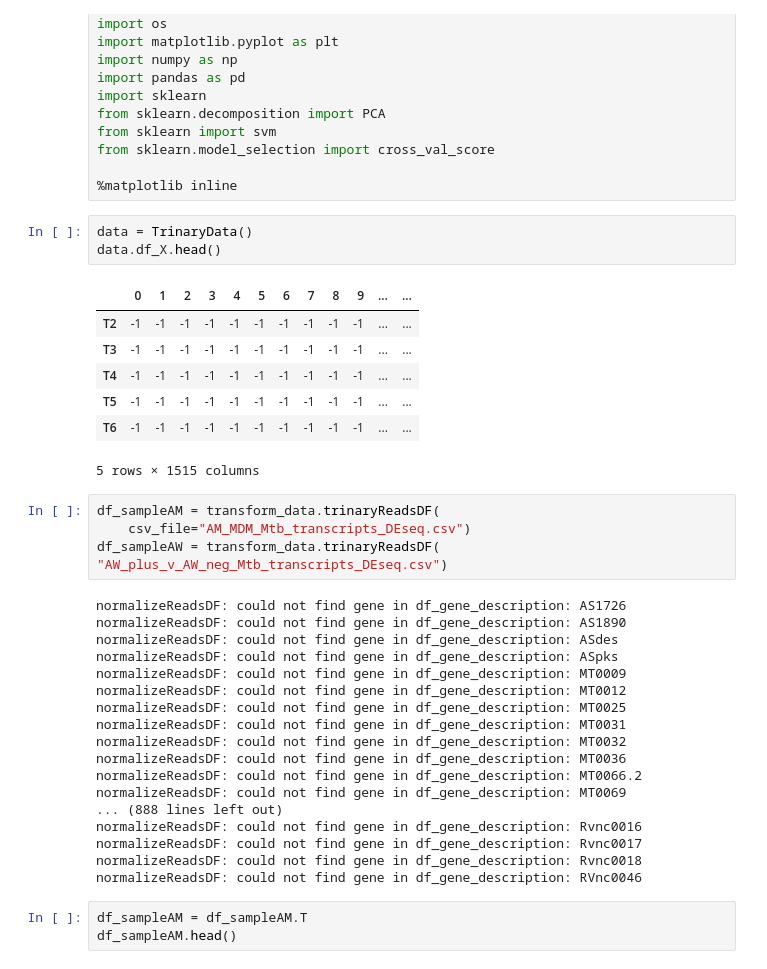
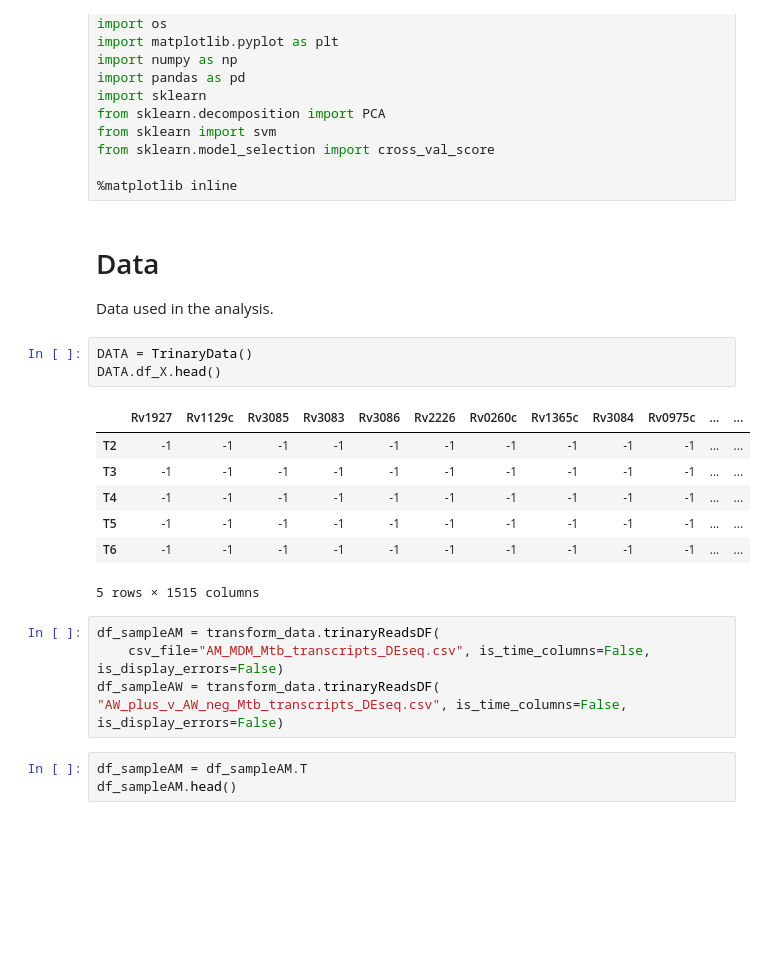
Before and after one commit to uwescience/xstate, a Jupyter notebook: notebooks/Classification of Lab Samples.ipynb, the cells around one changed output. Cells and saved outputs as stored; diff of their text form; blank space fills up the shorter version.

Commit message:
Update analysis and dependencies

```diff
--- a/notebooks/Classification of Lab Samples.ipynb
+++ b/notebooks/Classification of Lab Samples.ipynb
@@ -22,11 +26,14 @@ from sklearn import svm
 from sklearn.model_selection import cross_val_score
 
 %matplotlib inline
+# %% [markdown]
+# Data
+Data used in the analysis.
 # %%
-data = TrinaryData()
-data.df_X.head()
+DATA = TrinaryData()
+DATA.df_X.head()
 # %% [output]
-|  | 0 | 1 | 2 | 3 | 4 | 5 | 6 | 7 | 8 | 9 | ... | ... |
+|  | Rv1927 | Rv1129c | Rv3085 | Rv3083 | Rv3086 | Rv2226 | Rv0260c | Rv1365c | Rv3084 | Rv0975c | ... | ... |
 | T2 | -1 | -1 | -1 | -1 | -1 | -1 | -1 | -1 | -1 | -1 | ... | ... |
 | T3 | -1 | -1 | -1 | -1 | -1 | -1 | -1 | -1 | -1 | -1 | ... | ... |
 | T4 | -1 | -1 | -1 | -1 | -1 | -1 | -1 | -1 | -1 | -1 | ... | ... |
@@ -35,27 +42,9 @@ data.df_X.head()
 5 rows × 1515 columns
 # %%
 df_sampleAM = transform_data.trinaryReadsDF(
-    csv_file="AM_MDM_Mtb_transcripts_DEseq.csv")
+    csv_file="AM_MDM_Mtb_transcripts_DEseq.csv", is_time_columns=False, is_display_errors=False)
 df_sampleAW = transform_data.trinaryReadsDF(
-"AW_plus_v_AW_neg_Mtb_transcripts_DEseq.csv")
+"AW_plus_v_AW_neg_Mtb_transcripts_DEseq.csv", is_time_columns=False, is_display_errors=False)
-# %% [output]
-normalizeReadsDF: could not find gene in df_gene_description: AS1726
-normalizeReadsDF: could not find gene in df_gene_description: AS1890
-normalizeReadsDF: could not find gene in df_gene_description: ASdes
-normalizeReadsDF: could not find gene in df_gene_description: ASpks
-normalizeReadsDF: could not find gene in df_gene_description: MT0009
-normalizeReadsDF: could not find gene in df_gene_description: MT0012
-normalizeReadsDF: could not find gene in df_gene_description: MT0025
-normalizeReadsDF: could not find gene in df_gene_description: MT0031
-normalizeReadsDF: could not find gene in df_gene_description: MT0032
-normalizeReadsDF: could not find gene in df_gene_description: MT0036
-normalizeReadsDF: could not find gene in df_gene_description: MT0066.2
-normalizeReadsDF: could not find gene in df_gene_description: MT0069
-... (888 lines left out)
-normalizeReadsDF: could not find gene in df_gene_description: Rvnc0016
-normalizeReadsDF: could not find gene in df_gene_description: Rvnc0017
-normalizeReadsDF: could not find gene in df_gene_description: Rvnc0018
-normalizeReadsDF: could not find gene in df_gene_description: RVnc0046
 # %%
 df_sampleAM = df_sampleAM.T
 df_sampleAM.head()
```
Also changed, not shown: parts of 24 cells of this notebook, 2 other files.
